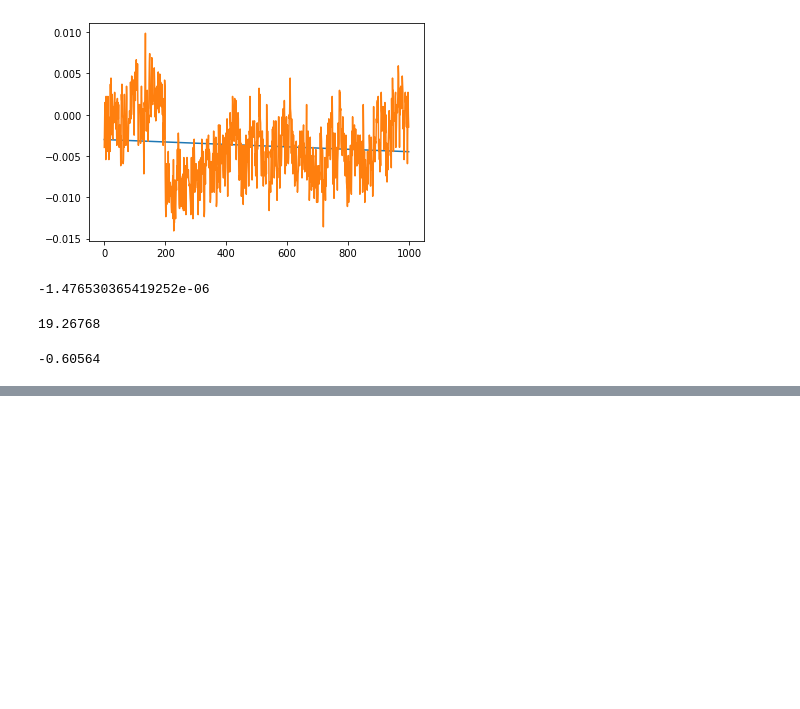
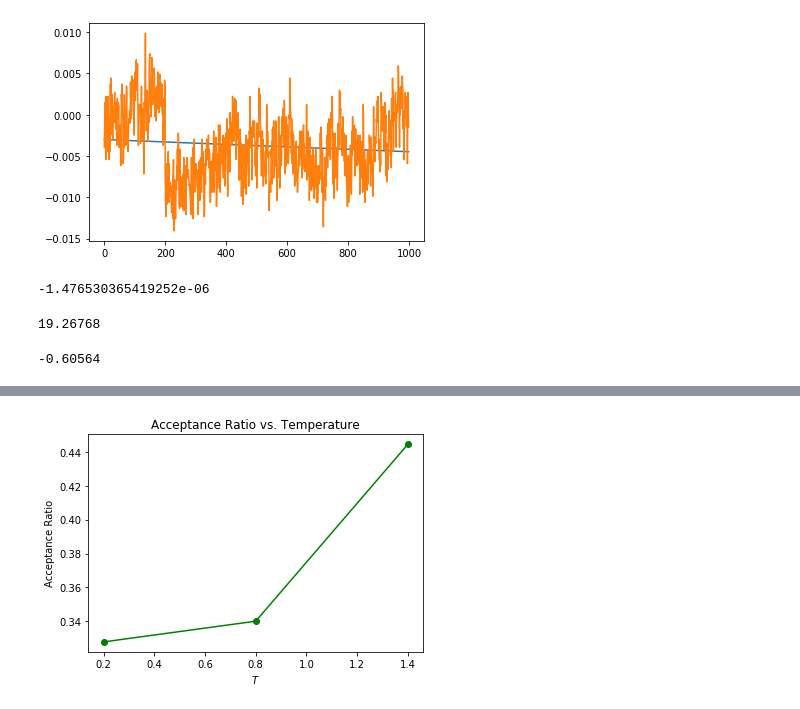
Before and after one commit to g-peery/montecarlo-ea, a Jupyter notebook: Parallel Tempering Edwards Anderson.ipynb, the cells around one changed output, grey strips where cells are left out. Cells and saved outputs as stored; diff of their text form; code cells hidden in the pictures; blank space fills up the shorter version.

```diff
--- a/Parallel Tempering Edwards Anderson.ipynb
+++ b/Parallel Tempering Edwards Anderson.ipynb
@@ -198,0 +232,5 @@ avg_ql
+# %%
+rsr = read_results("ratios2")
+rsr.plot_acceptance()
+# %% [output]
+[figure, added]
```
Also changed, not shown: parts of 20 cells of this notebook, 1 other file.
